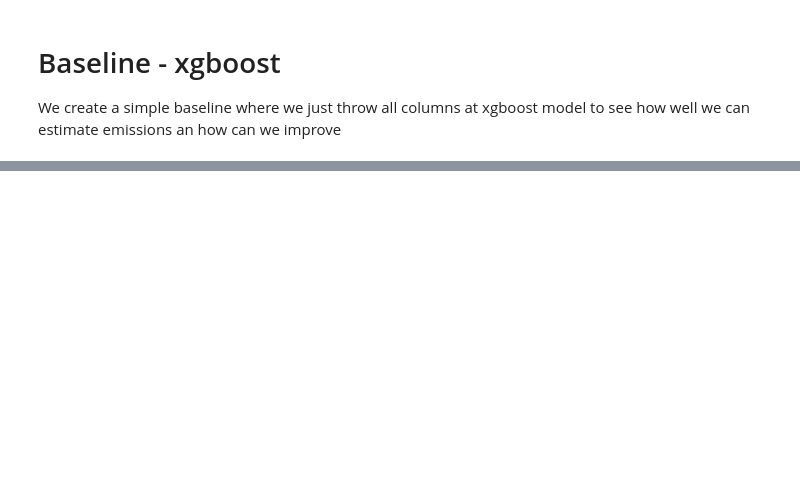
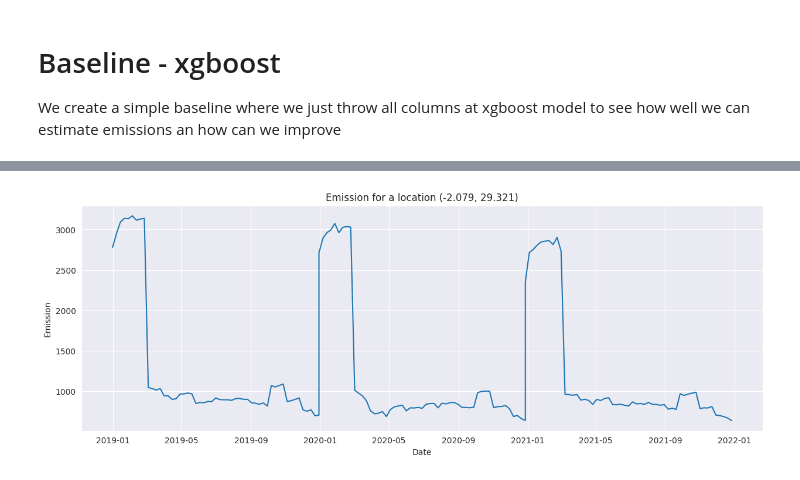
Before and after one commit to WestedCrean/kaggle-notes, a Jupyter notebook: playground-series-s3e20/xgboost_baseline.ipynb, the cells around one changed output, grey strips where cells are left out. Saved outputs shown, nothing was run; the diff lists cells and outputs as text; code cells hidden in the pictures; blank space fills up the shorter version.

```diff
--- a/playground-series-s3e20/xgboost_baseline.ipynb
+++ b/playground-series-s3e20/xgboost_baseline.ipynb
@@ -32,0 +53,21 @@ df_train.head(10)
+# %%
+number_of_observations = emission_data.groupby(['latitude', 'longitude']).mean().reset_index()
+
+# plot latitude, longitude vs. mean of emission
+
+sns.set_style('darkgrid')
+fig, ax = plt.subplots(figsize=(12, 10))
+
+sc = ax.scatter(number_of_observations['longitude'], number_of_observations['latitude'], c=number_of_observations['emission'], alpha=0.5, cmap='magma')
+ax.set_xlabel('Longitude')
+ax.set_ylabel('Latitude')
+ax.set_title('Mean emission by location')
+fig.colorbar(sc, ax=ax)
+
+plt.show()
+# %%
+from datetime import datetime
+
+# week date - create a new column from year and week_no columns. It will be a datetime
+emission_data['week_date'] = emission_data.apply(lambda x: datetime.strptime(f'{int(x.year)} {int(x.week_no)} {1}', '%Y %W %w'), axis=1)
+emission_data['week_date']
@@ -32,0 +87,21 @@ df_train.head(10)
+# %%
+# let's take a look at a single location
+
+data = emission_data[ emission_data['emission'] > 2000]
+latitude, longitude = data['latitude'], data['longitude']
+
+plot_data = emission_data[
+    (emission_data['latitude'] == latitude.iloc[0]) &
+    (emission_data['longitude'] == longitude.iloc[0])
+]
+
+fig, ax = plt.subplots(figsize=(15, 5))
+
+ax.plot(plot_data['week_date'], plot_data['emission'], label='emission')
+
+ax.set_title('Emission for a location ({}, {})'.format(latitude.iloc[0], longitude.iloc[0]))
+ax.set_xlabel('Date')
+ax.set_ylabel('Emission')
+plt.show()
+# %% [output]
+[figure, added]
```
Also changed, not shown: parts of 36 cells of this notebook, 5 other files.
